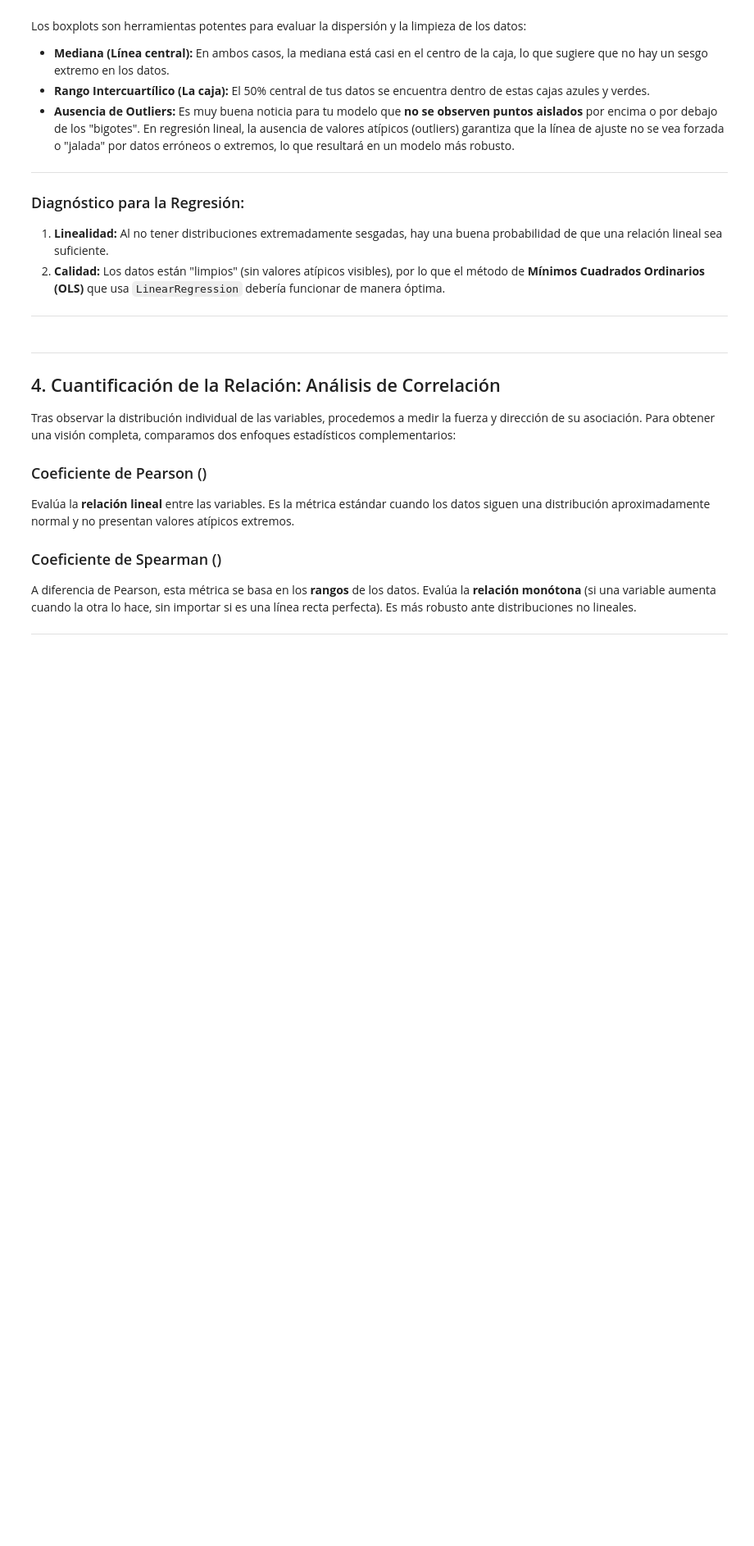
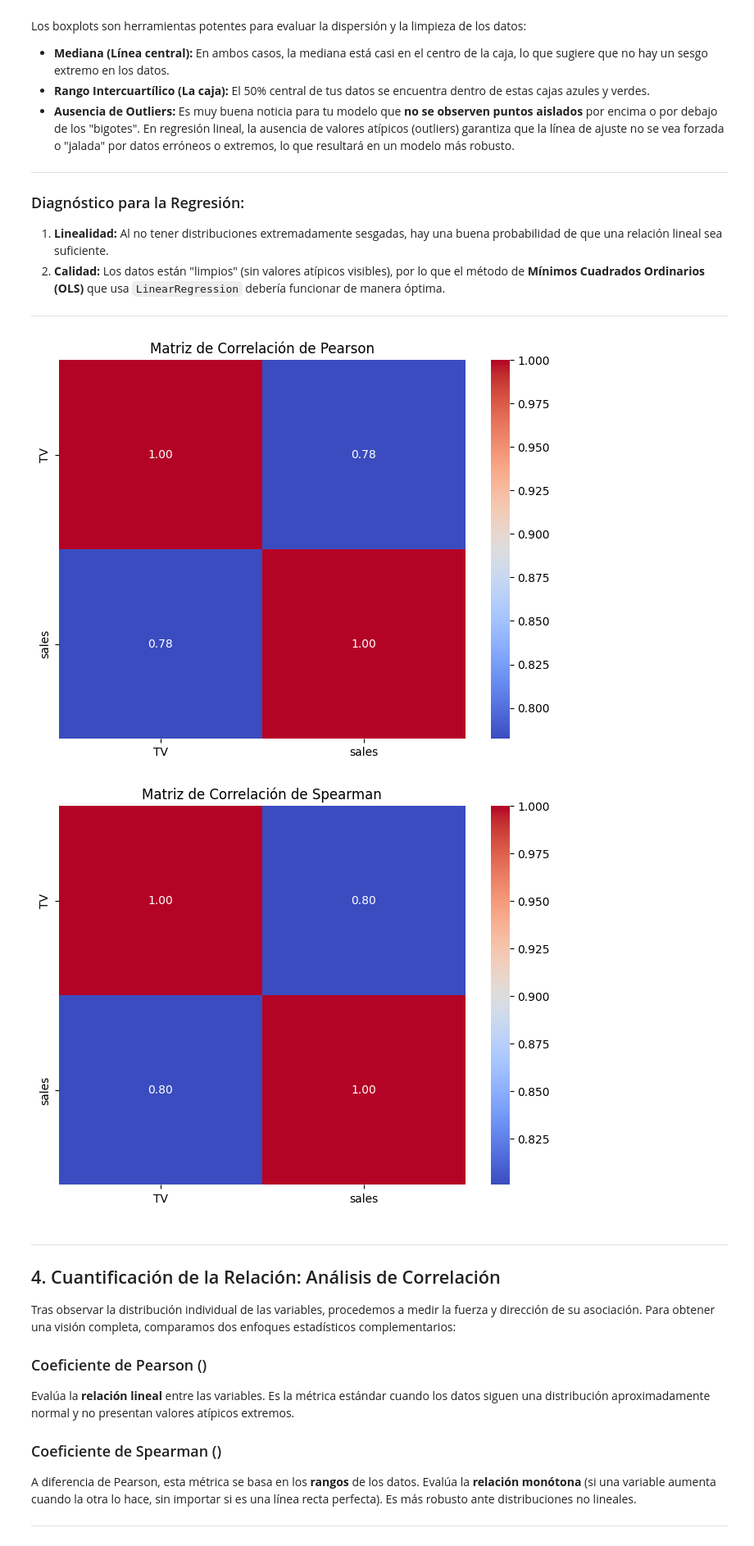
Before and after one commit to gvrb130999-collab/SIST-AVANZADOS-DE-PRODUCCION-, a Jupyter notebook: Notebooks/Semana3.ipynb, the cells around one changed output. Shown at 82% size. Saved outputs shown, nothing was run; the diff lists cells and outputs as text; code cells hidden in the pictures; blank space fills up the shorter version.

```diff
--- a/Notebooks/Semana3.ipynb
+++ b/Notebooks/Semana3.ipynb
@@ -158,15 +186,18 @@ Los boxplots son herramientas potentes para evaluar la dispersión y la limpieza
 # %%
 # 4. Correlación y Heatmap
 plt.figure(figsize=(8, 6))
 sns.heatmap(data.corr(method='pearson'), annot=True, cmap='coolwarm', fmt=".2f")
 plt.title('Matriz de Correlación de Pearson')
 plt.show()
 
 # 4. Correlación y Heatmap
 plt.figure(figsize=(8, 6))
 sns.heatmap(data.corr(method='spearman'), annot=True, cmap='coolwarm', fmt=".2f")
-plt.title('Matriz de Correlación de Pearson')
+plt.title('Matriz de Correlación de Spearman')
 plt.show()
+# %% [output]
+[figure, added]
+[figure, added]
 # %% [markdown]
 ---
 
```
Also changed, not shown: parts of 8 cells of this notebook.
